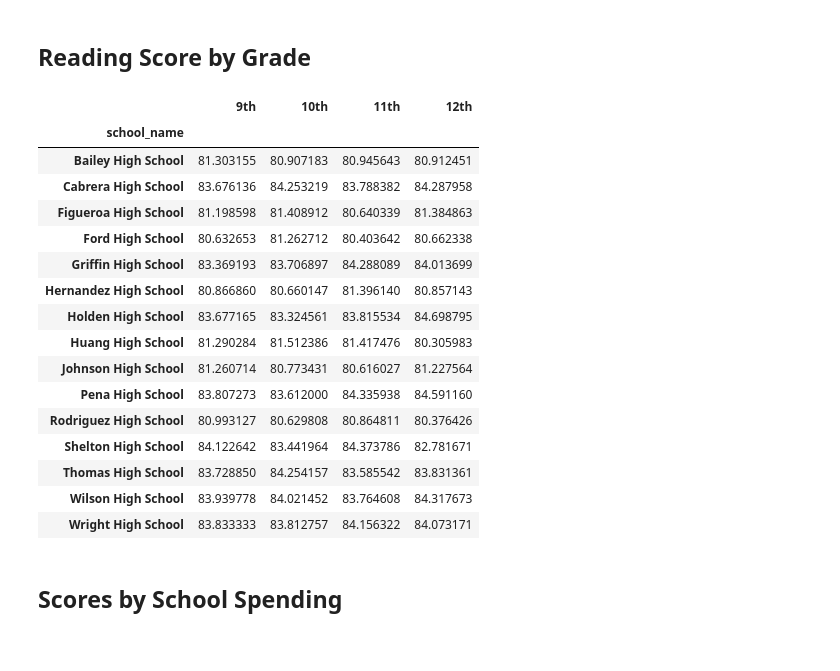
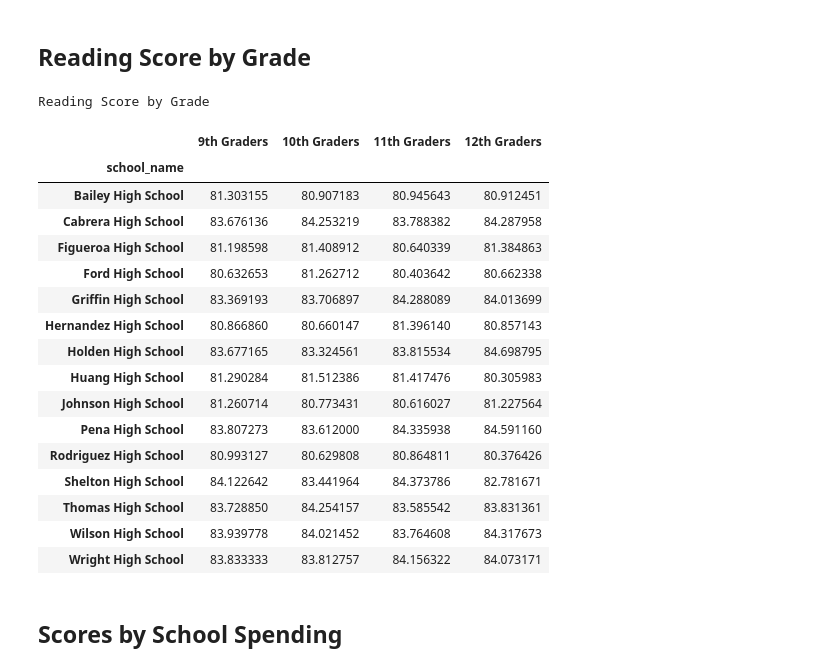
Before and after one commit to lilianag21/pandas-challenge, a Jupyter notebook: PyCitySchools/PyCitySchools_starter.ipynb, the cells around one changed output. Saved outputs shown, nothing was run; the diff lists cells and outputs as text; code cells hidden in the pictures.

```diff
--- a/PyCitySchools/PyCitySchools_starter.ipynb
+++ b/PyCitySchools/PyCitySchools_starter.ipynb
@@ -272,23 +361,27 @@ math_scores_by_grade
 # %%
 # Use the code provided to separate the data by grade
 ninth_graders = school_data_complete.loc[(school_data_complete["grade"] == "9th")]
 tenth_graders = school_data_complete.loc[(school_data_complete["grade"] == "10th")]
 eleventh_graders = school_data_complete.loc[(school_data_complete["grade"] == "11th")]
 twelfth_graders = school_data_complete.loc[(school_data_complete["grade"] == "12th")]
 
 # Group by `school_name` and take the mean of the the `reading_score` column for each.
-ninth_grade_reading_scores =
-tenth_grader_reading_scores =
-eleventh_grader_reading_scores =
-twelfth_grader_reading_scores =
+ninth_grade_reading_scores = ninth_graders.groupby("school_name")["reading_score"].mean()
+tenth_grader_reading_scores = tenth_graders.groupby("school_name")["reading_score"].mean()
+eleventh_grader_reading_scores = eleventh_graders.groupby("school_name")["reading_score"].mean()
+twelfth_grader_reading_scores = twelfth_graders.groupby("school_name")["reading_score"].mean()
 
 # Combine each of the scores above into single DataFrame called `reading_scores_by_grade`
-reading_scores_by_grade =
+reading_scores_by_grade = pd.DataFrame({'9th Graders' : ninth_grade_reading_scores, '10th Graders': tenth_grader_reading_scores,
+                                    '11th Graders': eleventh_grader_reading_scores, '12th Graders': twelfth_grader_reading_scores})
 
 # Display the DataFrame
+
+print("Reading Score by Grade")
 reading_scores_by_grade
 # %% [output]
+Reading Score by Grade
-|  | 9th | 10th | 11th | 12th |
+|  | 9th Graders | 10th Graders | 11th Graders | 12th Graders |
 | school_name |  |  |  |  |
 | Bailey High School | 81.303155 | 80.907183 | 80.945643 | 80.912451 |
 | Cabrera High School | 83.676136 | 84.253219 | 83.788382 | 84.287958 |
```
Also changed, not shown: parts of 9 cells of this notebook.
